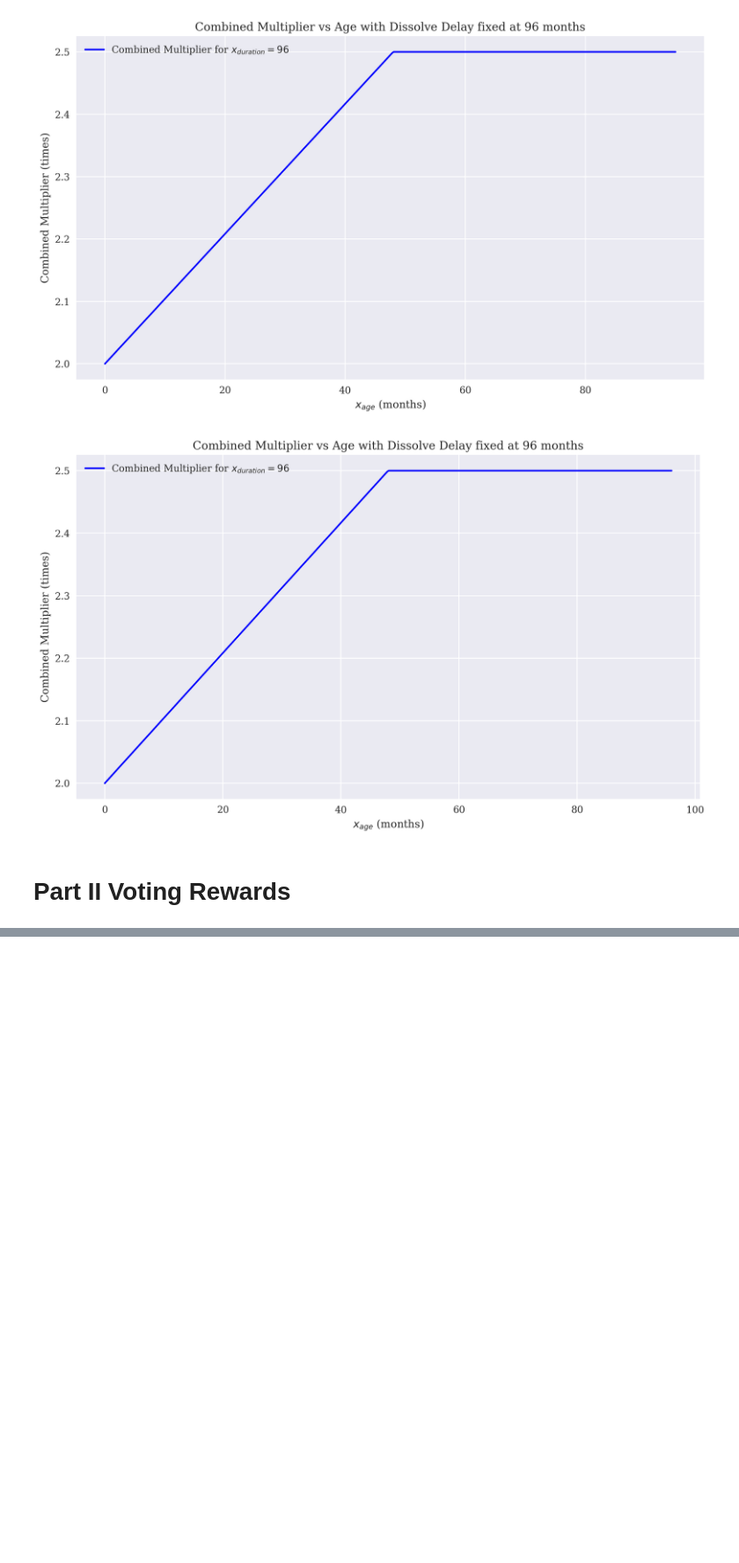
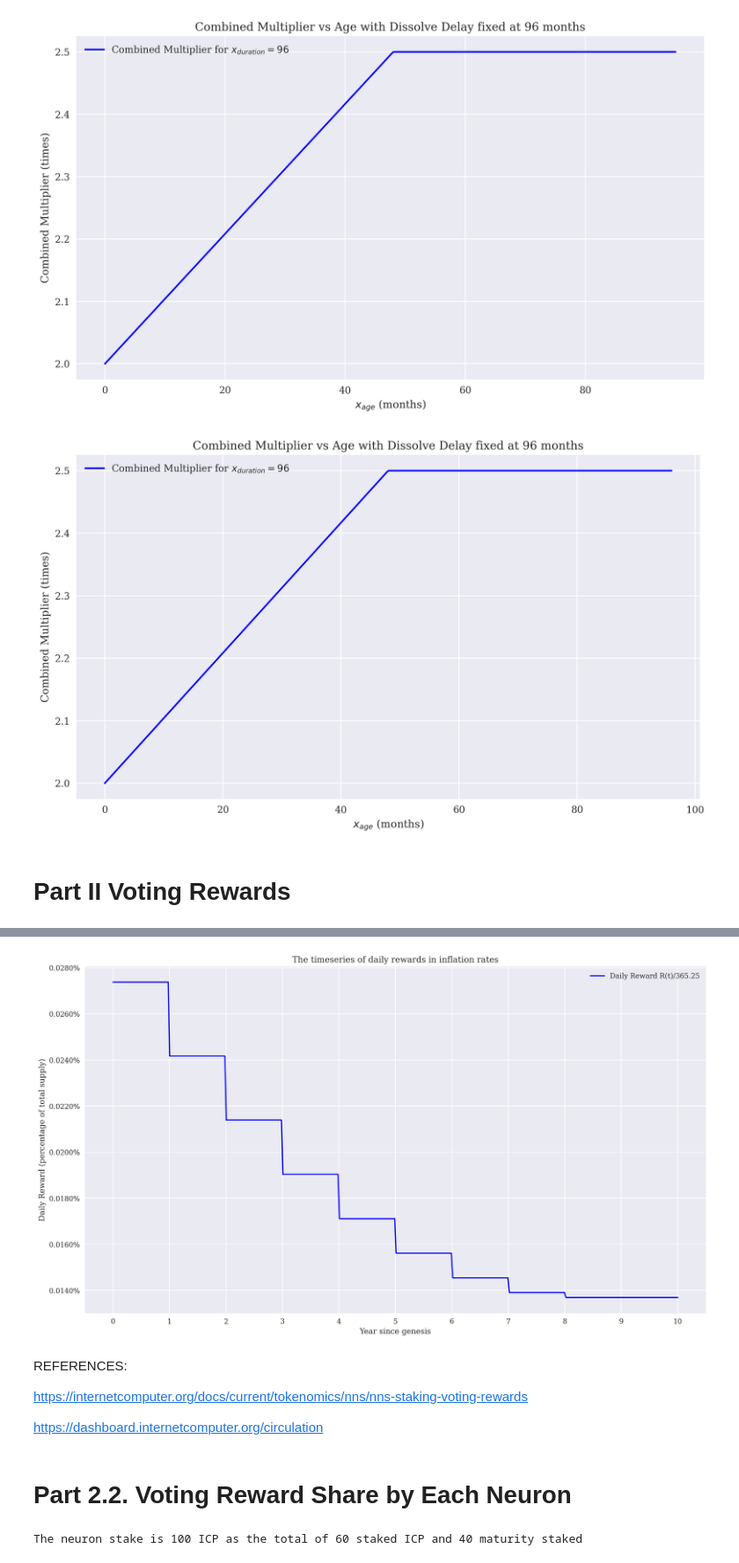
Before and after one commit to sunshineluyao/nns, a Jupyter notebook: NNS.ipynb, the cells around one changed output, grey strips where cells are left out. Shown at 88% size. Drawn from its saved outputs; the diff is of its cells as text; code cells hidden in the pictures; blank space fills up the shorter version.

```diff
--- a/NNS.ipynb
+++ b/NNS.ipynb
@@ -548,0 +676,77 @@ plt.show()
+# %%
+import numpy as np
+import matplotlib.pyplot as plt
+from mpl_toolkits.mplot3d import Axes3D
+from matplotlib.ticker import PercentFormatter
+
+# Set the style to 'seaborn'
+plt.style.use('seaborn')
+
+# Define the aspect ratio and resolution
+width = 16  # Width of the figure
+height = 9  # Height of the figure
+dpi = 300  # Dots per inch, for high resolution
+
+# Set the font to 'Computer Modern'
+plt.rcParams['font.family'] = 'serif'
+plt.rcParams['font.serif'] = ['Computer Modern'] + plt.rcParams['font.serif']
+
+# Create a new figure with the specified size
+fig = plt.figure(figsize=(width, height), dpi=dpi)
+
+def R(t):
+    # Check if the input is an integer and at least 1
+    if not isinstance(t, int) or t < 0:
+        return "Error: the input must be an integer at least as large as 1"
+
+    # If t is larger than 8, return 0.05
+    if t > 8:
+        return 0.05
+
+    # Otherwise, compute the function value
+    return 0.05 + 0.05 * ((8 - t) / 8) ** 2
+
+# Generate values for t from 0 to 10 to demonstrate the function behavior
+t_values = np.linspace(0, 10, 400)
+R_values = [(R(int(t))/365.25) if isinstance(R(int(t)), float) else np.nan for t in t_values]
+
+# Plotting the function
+plt.plot(t_values, R_values, label='Daily Reward R(t)/365.25', color='blue')
+plt.xlabel('Year since genesis')
+plt.ylabel('Daily Reward (percentage of total supply)')
+plt.title('The timeseries of daily rewards in inflation rates')
+plt.legend()
+plt.grid(True)
+
+# Set x-ticks for each integer value
+plt.xticks(np.arange(0, 11, 1))
+
+
+# Format y-axis as percentage
+plt.gca().yaxis.set_major_formatter(PercentFormatter(1))
+
+# Save the figure in high resolution
+fig.savefig("total_reward.png", dpi=dpi)
+
+# Display the plot
+plt.show()
+# %% [output]
+[figure, added]
+# %% [markdown]
+REFERENCES:
+
+https://internetcomputer.org/docs/current/tokenomics/nns/nns-staking-voting-rewards
+
+https://dashboard.internetcomputer.org/circulation
+# %% [markdown]
+# Part 2.2. Voting Reward Share by Each Neuron
+# %%
+# @title Neuron Stake
+staked_ICP = 60 # @param {type:"number"}
+staked_maturity = 40 # @param {type:"number"}
+
+neuron_stake = staked_ICP + staked_maturity #neuron stake
+
+print(f"The neuron stake is {neuron_stake} ICP as the total of {staked_ICP} staked ICP and {staked_maturity} maturity staked")
+# %% [output]
+The neuron stake is 100 ICP as the total of 60 staked ICP and 40 maturity staked
```
Also changed, not shown: parts of 16 cells of this notebook.
